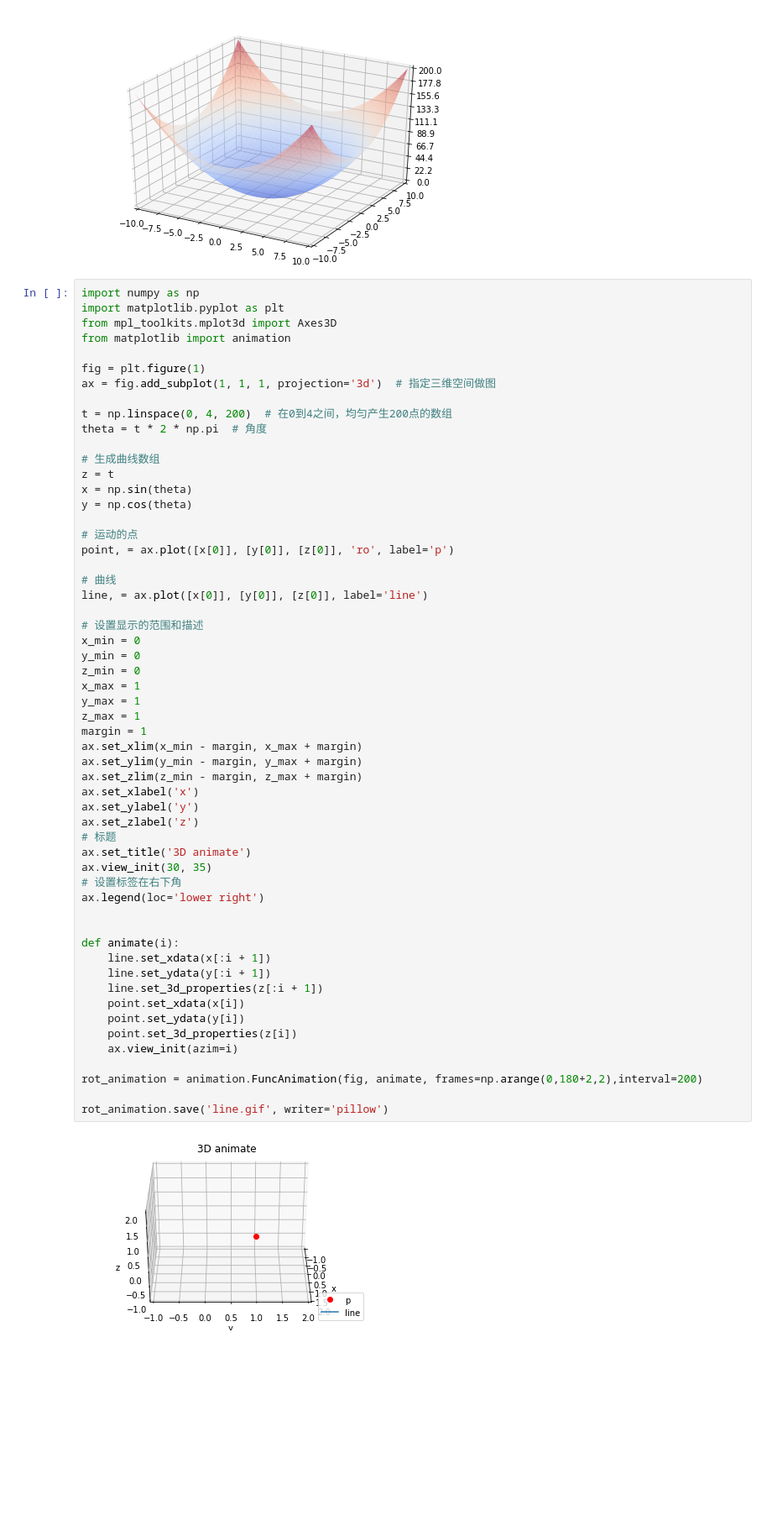
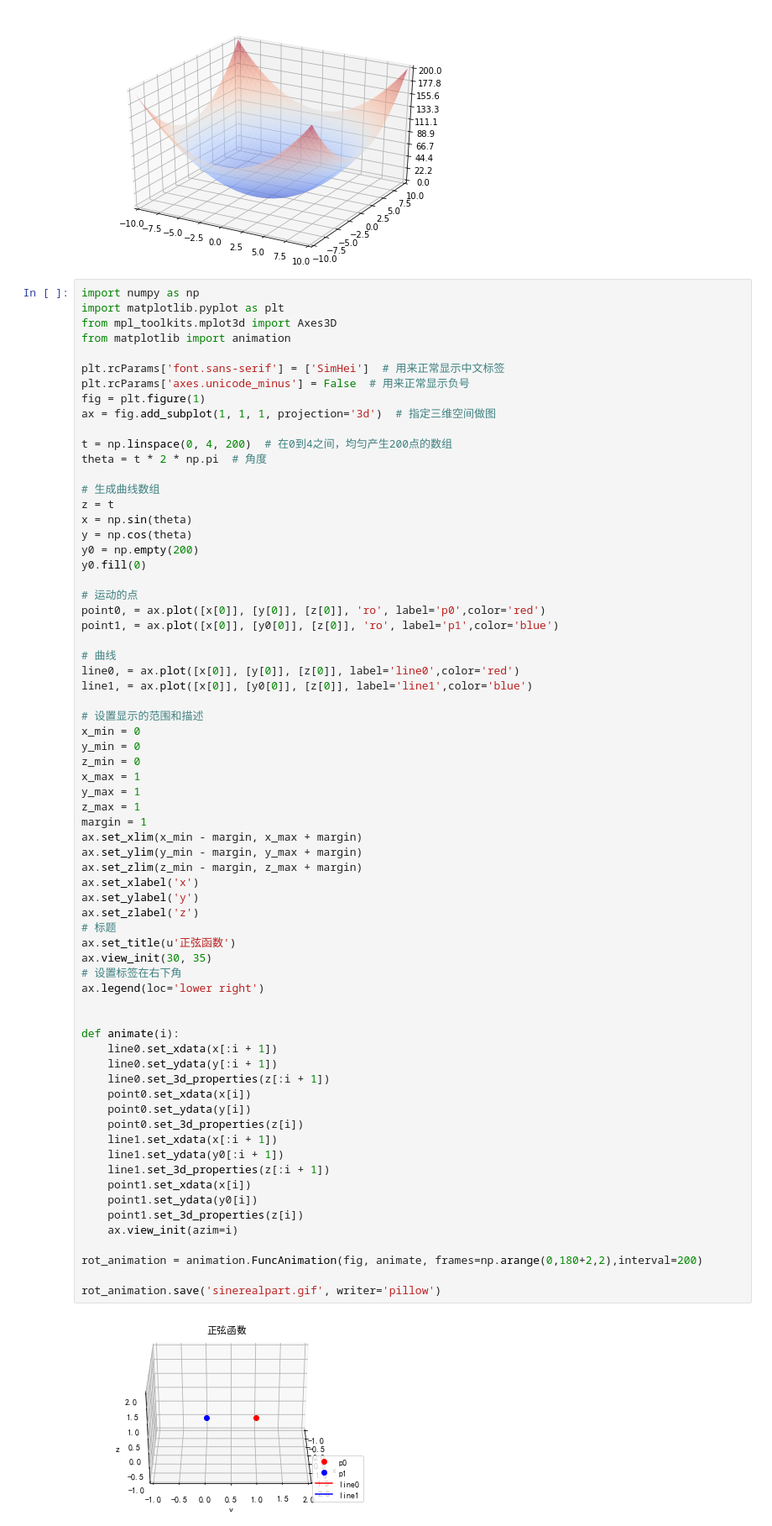
Before and after one commit to kastaineibum/WittyMathematics, a Jupyter notebook: python/src/testanimation.ipynb, the cells around one changed output. Shown at 84% size. Saved outputs shown, nothing was run; the diff lists cells and outputs as text; blank space fills up the shorter version.

```diff
--- a/python/src/testanimation.ipynb
+++ b/python/src/testanimation.ipynb
@@ -115,6 +115,8 @@ import matplotlib.pyplot as plt
 from mpl_toolkits.mplot3d import Axes3D
 from matplotlib import animation
 
+plt.rcParams['font.sans-serif'] = ['SimHei']  # 用来正常显示中文标签
+plt.rcParams['axes.unicode_minus'] = False  # 用来正常显示负号
 fig = plt.figure(1)
 ax = fig.add_subplot(1, 1, 1, projection='3d')  # 指定三维空间做图
 
@@ -125,45 +127,55 @@ theta = t * 2 * np.pi  # 角度
 z = t
 x = np.sin(theta)
 y = np.cos(theta)
+y0 = np.empty(200)
+y0.fill(0)
 
 # 运动的点
-point, = ax.plot([x[0]], [y[0]], [z[0]], 'ro', label='p')
+point0, = ax.plot([x[0]], [y[0]], [z[0]], 'ro', label='p0',color='red')
+point1, = ax.plot([x[0]], [y0[0]], [z[0]], 'ro', label='p1',color='blue')
 
 # 曲线
-line, = ax.plot([x[0]], [y[0]], [z[0]], label='line')
+line0, = ax.plot([x[0]], [y[0]], [z[0]], label='line0',color='red')
+line1, = ax.plot([x[0]], [y0[0]], [z[0]], label='line1',color='blue')
 
 # 设置显示的范围和描述
 x_min = 0
 y_min = 0
 z_min = 0
 x_max = 1
 y_max = 1
 z_max = 1
 margin = 1
 ax.set_xlim(x_min - margin, x_max + margin)
 ax.set_ylim(y_min - margin, y_max + margin)
 ax.set_zlim(z_min - margin, z_max + margin)
 ax.set_xlabel('x')
 ax.set_ylabel('y')
 ax.set_zlabel('z')
 # 标题
-ax.set_title('3D animate')
+ax.set_title(u'正弦函数')
 ax.view_init(30, 35)
 # 设置标签在右下角
 ax.legend(loc='lower right')
 
 
 def animate(i):
-    line.set_xdata(x[:i + 1])
-    line.set_ydata(y[:i + 1])
-    line.set_3d_properties(z[:i + 1])
-    point.set_xdata(x[i])
-    point.set_ydata(y[i])
-    point.set_3d_properties(z[i])
+    line0.set_xdata(x[:i + 1])
+    line0.set_ydata(y[:i + 1])
+    line0.set_3d_properties(z[:i + 1])
+    point0.set_xdata(x[i])
+    point0.set_ydata(y[i])
+    point0.set_3d_properties(z[i])
+    line1.set_xdata(x[:i + 1])
+    line1.set_ydata(y0[:i + 1])
+    line1.set_3d_properties(z[:i + 1])
+    point1.set_xdata(x[i])
+    point1.set_ydata(y0[i])
+    point1.set_3d_properties(z[i])
     ax.view_init(azim=i)
 
 rot_animation = animation.FuncAnimation(fig, animate, frames=np.arange(0,180+2,2),interval=200)
 
-rot_animation.save('line.gif', writer='pillow')
+rot_animation.save('sinerealpart.gif', writer='pillow')
 # %% [output]
-[figure, old version]
+[figure, new version]
```
Also changed, not shown: 2 other files.
